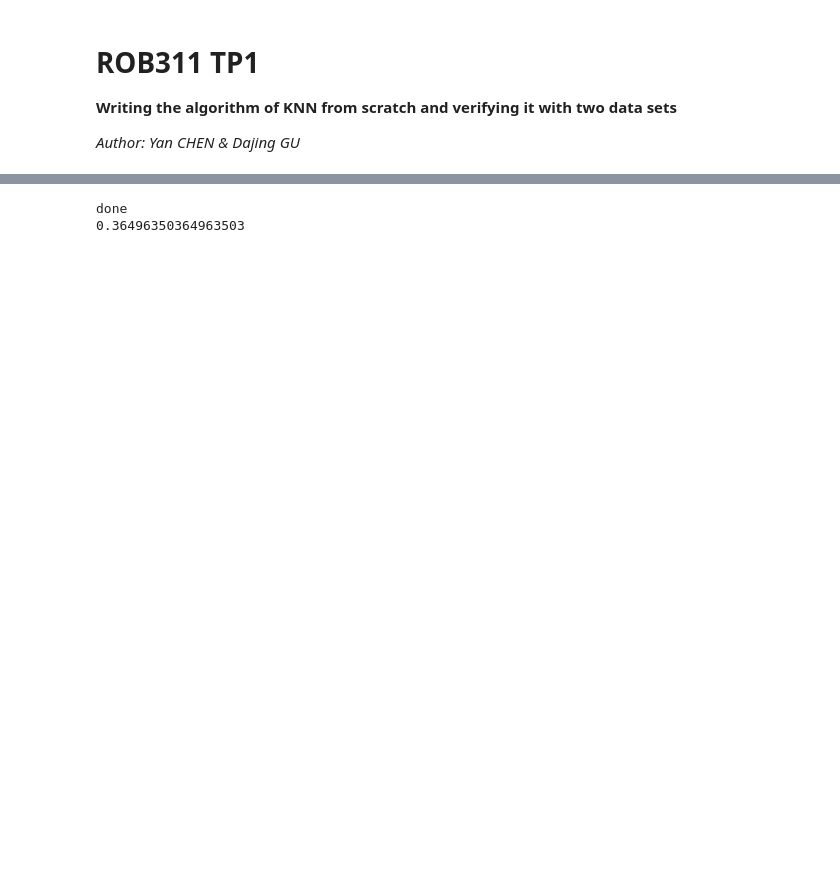
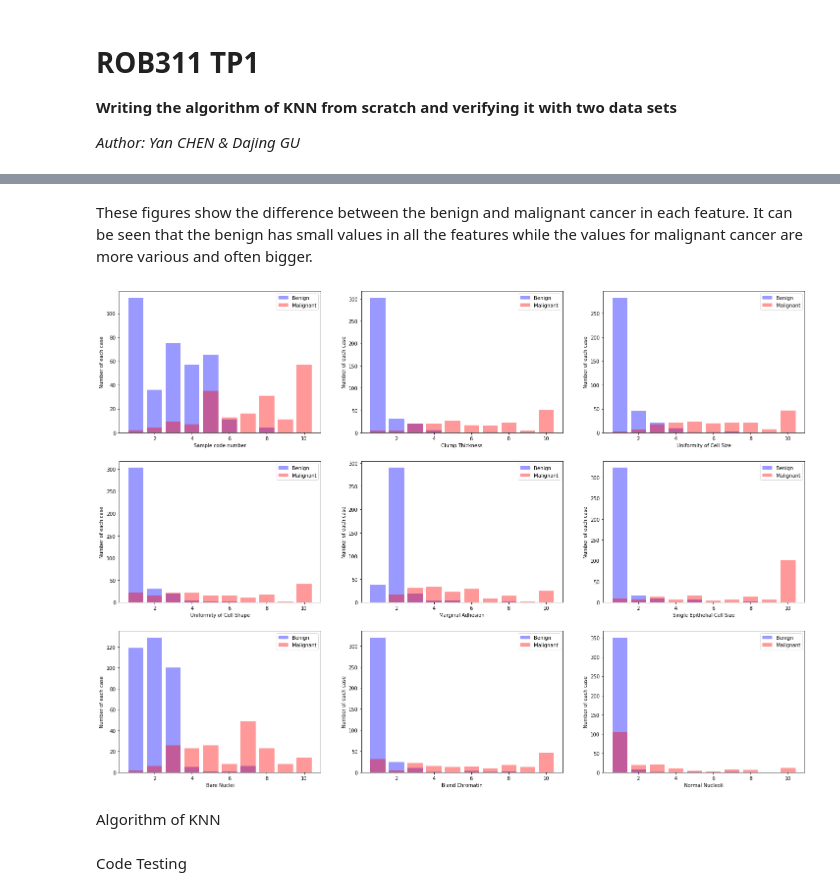
Before and after one commit to PPatrickGU/ROB311, a Jupyter notebook: TP1_KNN.ipynb, the cells around one changed output, grey strips where cells are left out. Drawn from its saved outputs; the diff is of its cells as text; code cells hidden in the pictures; blank space fills up the shorter version.

```diff
--- a/TP1_KNN.ipynb
+++ b/TP1_KNN.ipynb
@@ -134,22 +67,50 @@ def getAccuracy(testSet, predictions):
-# %%
-
-class_list = []        # a list used to store all predicted classification result
-K = 10                  # define K parameter
-
-X_train = np.array(X_train)
-X_test = np.array(X_test)
-y_train = np.array(y_train)
-y_test = np.array(y_test)
-
-for test_sample in X_test:
-    neighbors = getNeighbors(X_train, test_sample, K)
-    #print(neighbors)
-    res = getResponse(neighbors, y_train)
-    class_list.append(res)
-print('done')
-
-class_list = np.array(class_list)
-print(getAccuracy(y_test, class_list)) #some question about this result, perhaps need to be normalized
-# %% [output]
-done
-0.36496350364963503
+# %% [markdown]
+These figures show the difference between the benign and malignant cancer in each feature. It can be seen that the benign has small values in all the features while the values for malignant cancer are more various and often bigger.
+# %%
+def plot_data(train, prows, pcolumns, class1, class2, labels):
+    '''
+    train: the train dataset
+    prows: these diagrams will be divided into prows rows
+    pcolumns: these diagrams will be divided into pcolumns colums
+    class1: the first label
+    class2: the second label
+    labels: the list of the name of the labels
+    '''
+    # Set the size of figures
+    fig = plt.figure(figsize=(25, 18))
+    cloms = train.shape[1]
+    for i in range(cloms):
+        plt.subplot(int(prows), int(pcolumns) , i+1)
+        plt.ylabel('Number of each case')
+        plt.xlabel(name[i])
+
+        value_list_1 = []
+        count_list_1 = []
+
+        # plot the histogram of label 1
+        values_1 = [item_x for item_x, item_y in zip(train[:, i].T, trainlabel) if int(item_y) == int(class1)]
+
+        value_count_pair = pd.value_counts(values_1)
+        for k in dict(value_count_pair):     # separate the features' values and their numbers respectively
+            value_list_1.append(k)
+            count_list_1.append(value_count_pair[k])
+        plt.bar(value_list_1, count_list_1, alpha=0.4, label=labels[0], fc='b')
+
+        # plot the histogram of label 2
+        value_list_2 = []
+        count_list_2 = []
+        values_2 = [item_x for item_x, item_y in zip(train[:, i].T, trainlabel) if int(item_y) == int(class2)]
+        value_count_pair = pd.value_counts(values_2)
+        for i in dict(value_count_pair):
+            value_list_2.append(i)
+            count_list_2.append(value_count_pair[i])
+        plt.bar(value_list_2, count_list_2, alpha=0.4, label=labels[1], fc='r')
+
+        plt.legend()
+
+class_names = ['Benign', 'Malignant']
+plot_data(train, 3,3, 2, 4, class_names)
+# %% [output]
+[figure, added]
+# %% [markdown]
+Algorithm of KNN
@@ -155,0 +149,2 @@ done
+# %% [markdown]
+Code Testing
```
Also changed, not shown: parts of 15 cells of this notebook.
